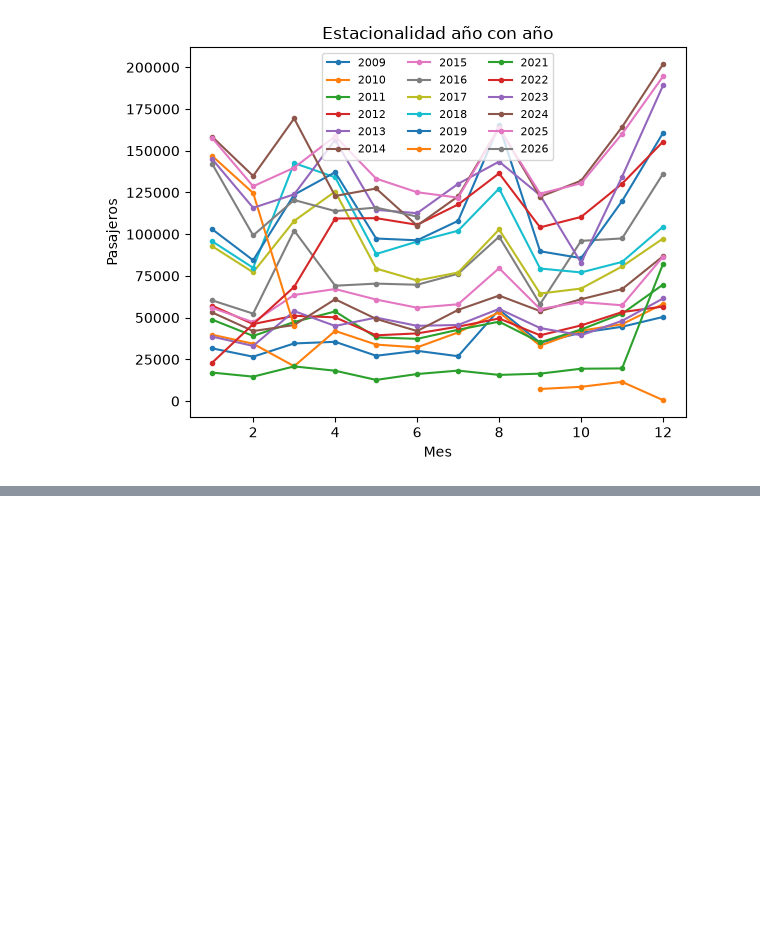
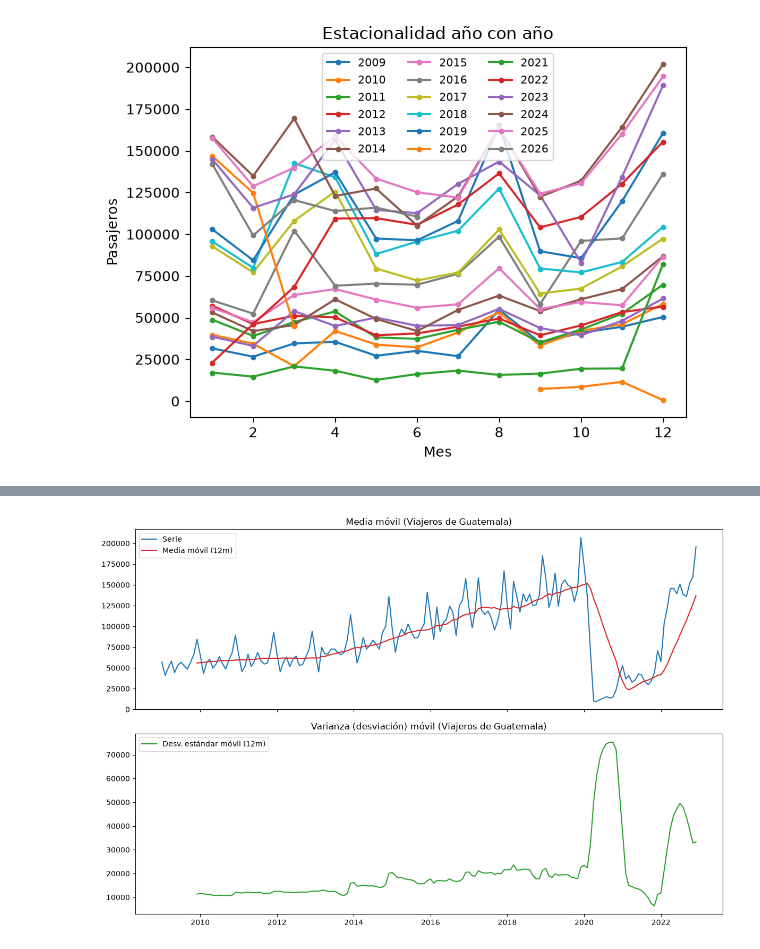
Before and after one commit to rodrigoajmac/CC3084_Laboratorio_1, a Jupyter notebook: Notebooks/Analysis_TimeSeries.ipynb, the cells around one changed output, grey strips where cells are left out. Drawn from its saved outputs; the diff is of its cells as text; code cells hidden in the pictures; blank space fills up the shorter version.

```diff
--- a/Notebooks/Analysis_TimeSeries.ipynb
+++ b/Notebooks/Analysis_TimeSeries.ipynb
@@ -225,0 +273,14 @@ plt.legend(ncol=3, fontsize=8); plt.show()
+# %%
+media_movil_gtm = df_gtm.rolling(ventana).mean()
+std_movil_gtm = df_gtm.rolling(ventana).std()
+
+fig, ax = plt.subplots(2, 1, figsize=(12, 8), sharex=True)
+ax[0].plot(df_gtm, label="Serie", color="#1f77b4")
+ax[0].plot(media_movil_gtm, label=f"Media móvil ({ventana}m)", color="#d62728")
+ax[0].set_title("Media móvil (Viajeros de Guatemala)"); ax[0].legend()
+
+ax[1].plot(std_movil_gtm, label=f"Desv. estándar móvil ({ventana}m)", color="#2ca02c")
+ax[1].set_title("Varianza (desviación) móvil (Viajeros de Guatemala)"); ax[1].legend()
+plt.tight_layout(); plt.show()
+# %% [output]
+[figure, added]
```
Also changed, not shown: parts of 17 cells of this notebook.
